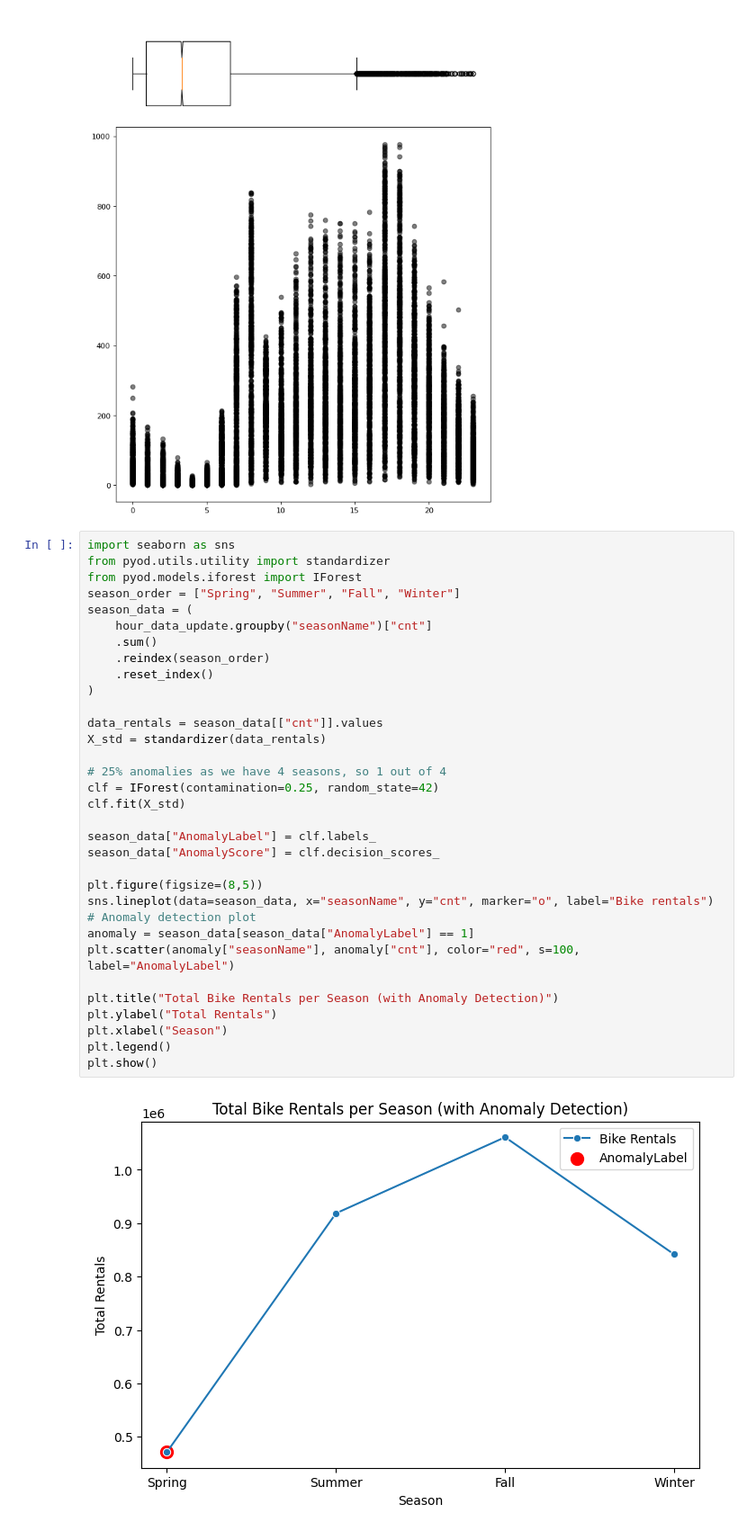
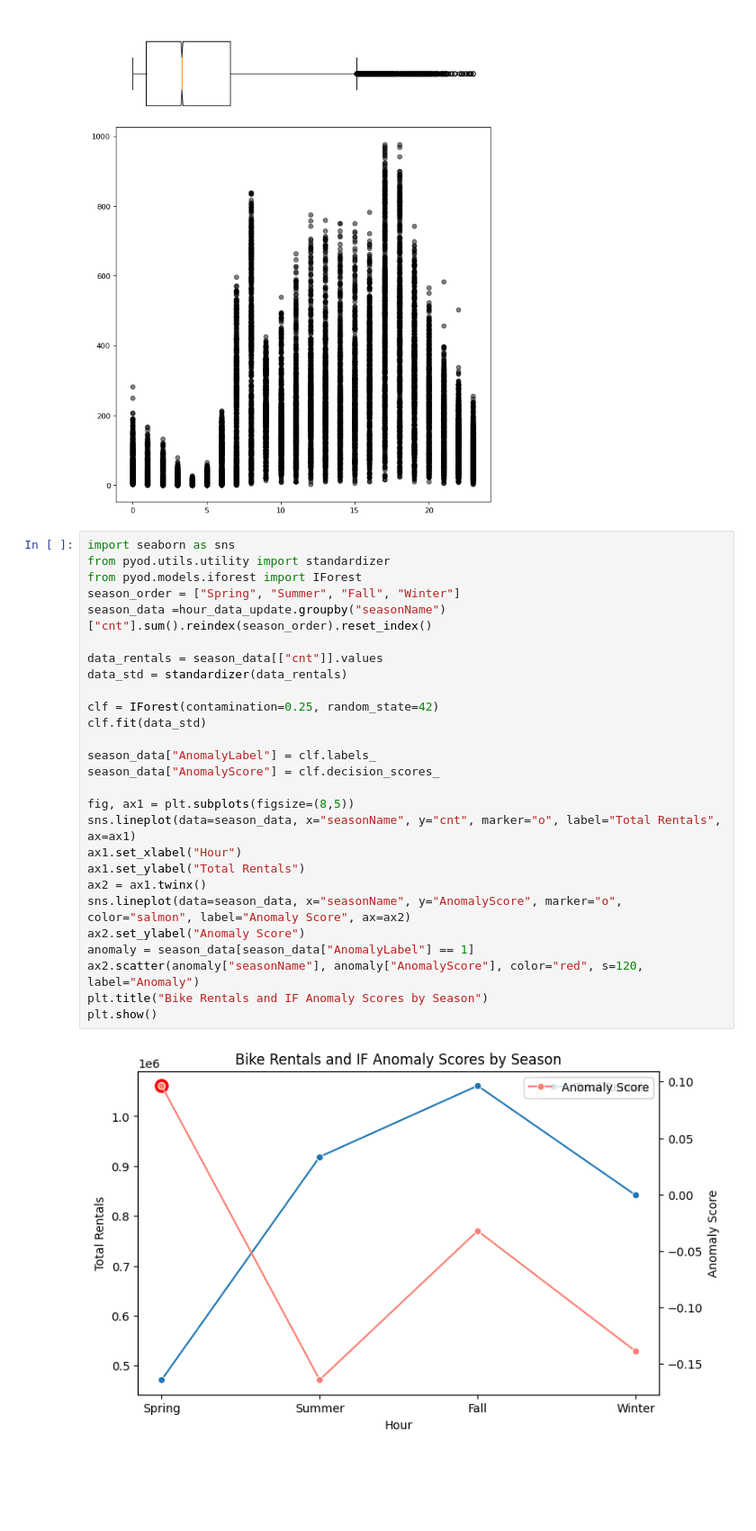
Before and after one commit to basudeo88/data_mining, a Jupyter notebook: analysis.ipynb, the cells around one changed output. Shown at 90% size. Saved outputs shown, nothing was run; the diff lists cells and outputs as text; blank space fills up the shorter version.

Commit message:
Anomaly Detection

```diff
--- a/analysis.ipynb
+++ b/analysis.ipynb
@@ -330,38 +330,32 @@ plt.show()
 # %%
 import seaborn as sns
 from pyod.utils.utility import standardizer
 from pyod.models.iforest import IForest
 season_order = ["Spring", "Summer", "Fall", "Winter"]
-season_data = (
-    hour_data_update.groupby("seasonName")["cnt"]
-    .sum()
-    .reindex(season_order)
-    .reset_index()
-)
+season_data =hour_data_update.groupby("seasonName")["cnt"].sum().reindex(season_order).reset_index()
 
 data_rentals = season_data[["cnt"]].values
-X_std = standardizer(data_rentals)
+data_std = standardizer(data_rentals)
 
-# 25% anomalies as we have 4 seasons, so 1 out of 4
 clf = IForest(contamination=0.25, random_state=42)
-clf.fit(X_std)
+clf.fit(data_std)
 
 season_data["AnomalyLabel"] = clf.labels_
 season_data["AnomalyScore"] = clf.decision_scores_
 
-plt.figure(figsize=(8,5))
-sns.lineplot(data=season_data, x="seasonName", y="cnt", marker="o", label="Bike rentals")
-# Anomaly detection plot
+fig, ax1 = plt.subplots(figsize=(8,5))
+sns.lineplot(data=season_data, x="seasonName", y="cnt", marker="o", label="Total Rentals", ax=ax1)
+ax1.set_xlabel("Hour")
+ax1.set_ylabel("Total Rentals")
+ax2 = ax1.twinx()
+sns.lineplot(data=season_data, x="seasonName", y="AnomalyScore", marker="o", color="salmon", label="Anomaly Score", ax=ax2)
+ax2.set_ylabel("Anomaly Score")
 anomaly = season_data[season_data["AnomalyLabel"] == 1]
-plt.scatter(anomaly["seasonName"], anomaly["cnt"], color="red", s=100, label="AnomalyLabel")
-
-plt.title("Total Bike Rentals per Season (with Anomaly Detection)")
-plt.ylabel("Total Rentals")
-plt.xlabel("Season")
-plt.legend()
+ax2.scatter(anomaly["seasonName"], anomaly["AnomalyScore"], color="red", s=120, label="Anomaly")
+plt.title("Bike Rentals and IF Anomaly Scores by Season")
 plt.show()
 # %% [output]
-[figure, old version]
+[figure, new version]
 # %%
 #Anomaly detection for month wise bike rentals
 month_order = ["January","February","March","April","May","June","July",
```
Also changed, not shown: parts of 6 cells of this notebook, 1 other file.
